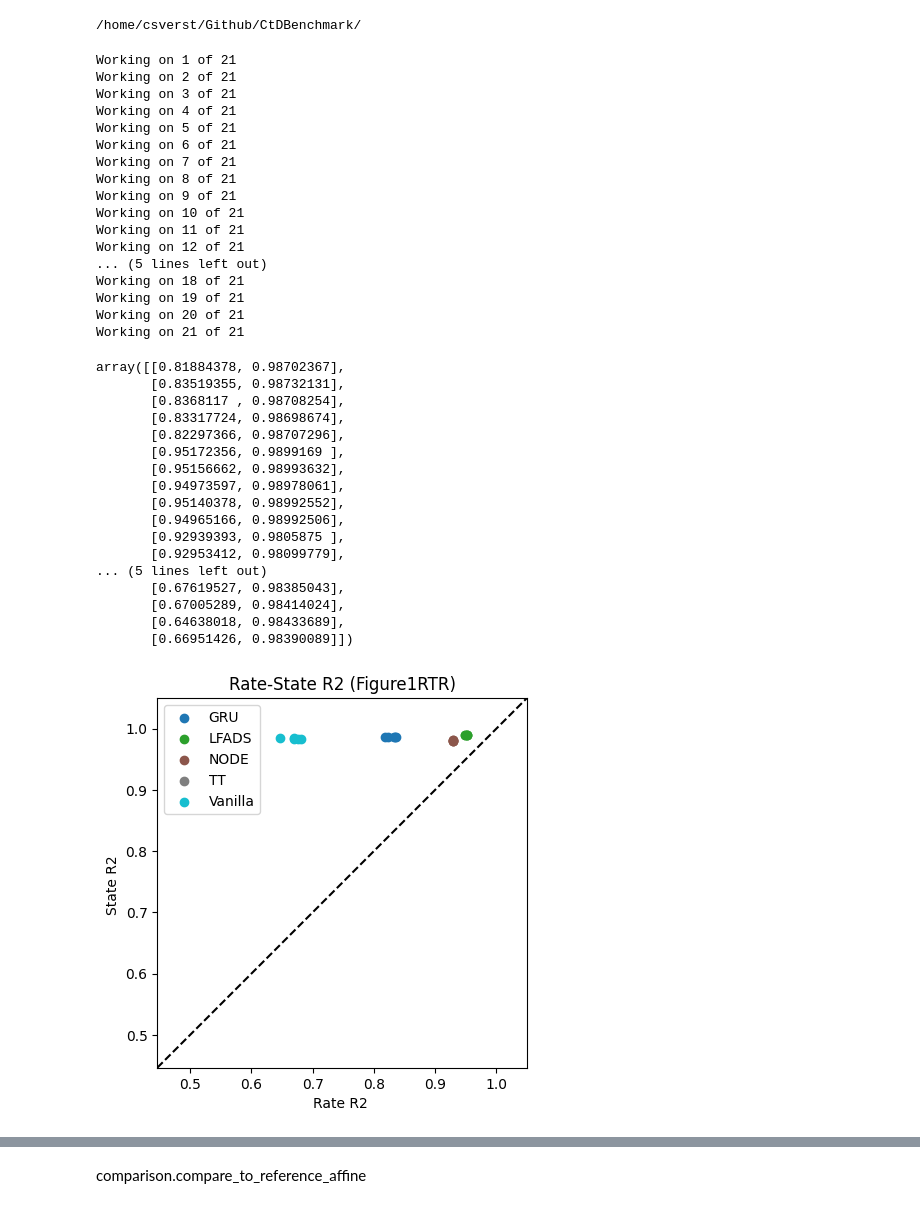
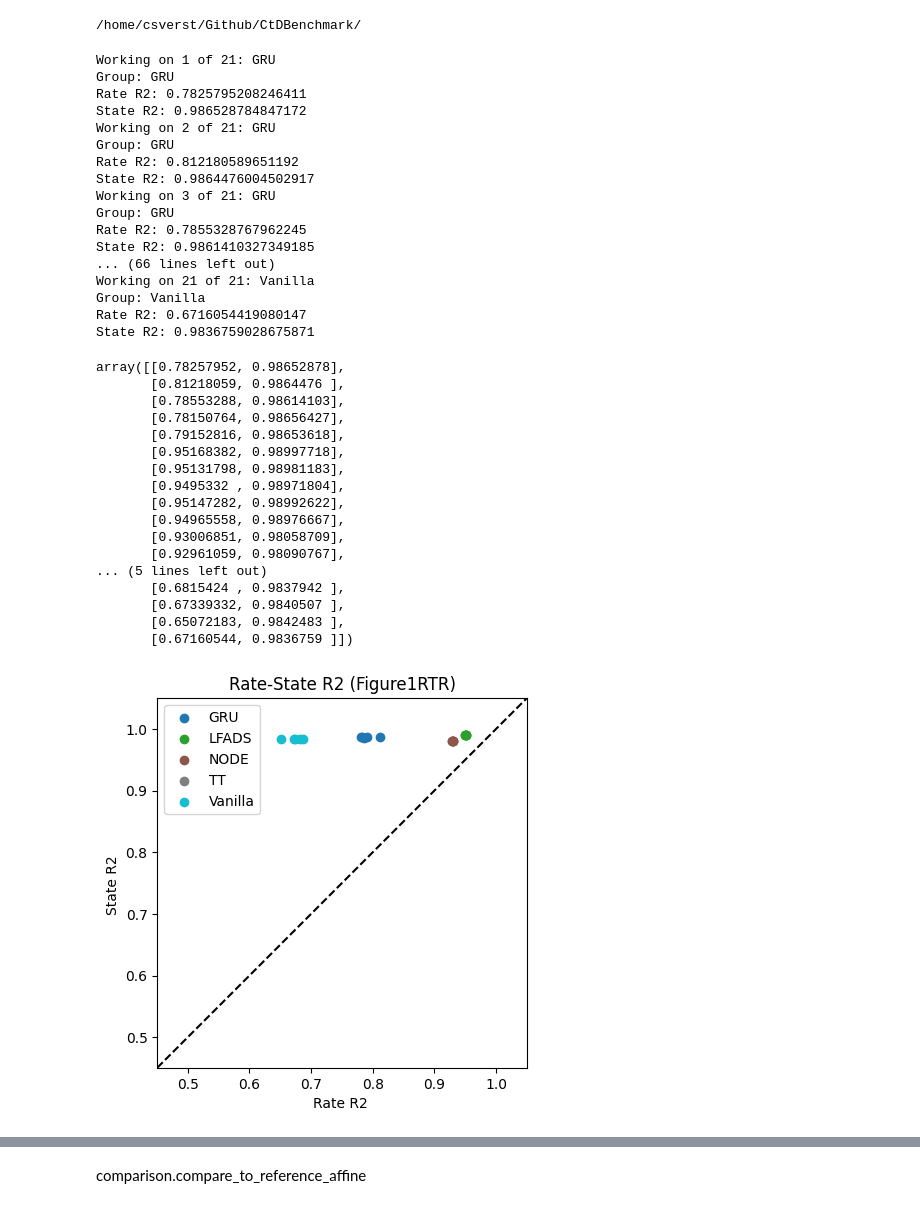
Before and after one commit to snel-repo/ComputationThruDynamicsBenchmark, a Jupyter notebook: examples/figures/Fig1/Figure1_RandomTarget.ipynb, the cells around one changed output, grey strips where cells are left out. Cells and saved outputs as stored; diff of their text form; code cells hidden in the pictures.

```diff
--- a/examples/figures/Fig1/Figure1_RandomTarget.ipynb
+++ b/examples/figures/Fig1/Figure1_RandomTarget.ipynb
@@ -21,7 +21,7 @@ pathTT = HOME_DIR + 'content/trained_models/task-trained/20240419_RandomTarget_N
 an_TT = Analysis_TT(run_name = "TT", filepath = pathTT)
 
 
-path_GRU_Sweep = pathTT + "20240422_Fig1_RandomTarget_GRU_Sweep2/"
+path_GRU_Sweep = pathTT + "20240424_Fig1_RandomTarget_GRU_RNN/"
 subfolders_GRU = [f.path for f in os.scandir(path_GRU_Sweep) if f.is_dir()]
 
 path_Vanilla_Sweep = pathTT + "20240419_Fig1_RandomTarget_Vanilla_Sweep/"
@@ -69,40 +69,40 @@ comparison.regroup()
 # %%
 # comparison.compare_performance()
 # comparison.compare_CCA(num_components=5)
-comparison.compare_state_rate_r2()
+comparison.compare_state_rate_r2(save_pdf=True)
 # %% [output]
-Working on 1 of 21
-Working on 2 of 21
-Working on 3 of 21
-Working on 4 of 21
-Working on 5 of 21
-Working on 6 of 21
-Working on 7 of 21
-Working on 8 of 21
-Working on 9 of 21
-Working on 10 of 21
-Working on 11 of 21
-Working on 12 of 21
-... (5 lines left out)
-Working on 18 of 21
-Working on 19 of 21
-Working on 20 of 21
-Working on 21 of 21
+Working on 1 of 21: GRU
+Group: GRU
+Rate R2: 0.7825795208246411
+State R2: 0.986528784847172
+Working on 2 of 21: GRU
+Group: GRU
+Rate R2: 0.812180589651192
+State R2: 0.9864476004502917
+Working on 3 of 21: GRU
+Group: GRU
+Rate R2: 0.7855328767962245
+State R2: 0.9861410327349185
+... (66 lines left out)
+Working on 21 of 21: Vanilla
+Group: Vanilla
+Rate R2: 0.6716054419080147
+State R2: 0.9836759028675871
-array([[0.81884378, 0.98702367],
-       [0.83519355, 0.98732131],
-       [0.8368117 , 0.98708254],
-       [0.83317724, 0.98698674],
-       [0.82297366, 0.98707296],
-       [0.95172356, 0.9899169 ],
-       [0.95156662, 0.98993632],
-       [0.94973597, 0.98978061],
-       [0.95140378, 0.98992552],
-       [0.94965166, 0.98992506],
-       [0.92939393, 0.9805875 ],
-       [0.92953412, 0.98099779],
+array([[0.78257952, 0.98652878],
+       [0.81218059, 0.9864476 ],
+       [0.78553288, 0.98614103],
+       [0.78150764, 0.98656427],
+       [0.79152816, 0.98653618],
+       [0.95168382, 0.98997718],
+       [0.95131798, 0.98981183],
+       [0.9495332 , 0.98971804],
+       [0.95147282, 0.98992622],
+       [0.94965558, 0.98976667],
+       [0.93006851, 0.98058709],
+       [0.92961059, 0.98090767],
 ... (5 lines left out)
-       [0.67619527, 0.98385043],
-       [0.67005289, 0.98414024],
-       [0.64638018, 0.98433689],
-       [0.66951426, 0.98390089]])
+       [0.6815424 , 0.9837942 ],
+       [0.67339332, 0.9840507 ],
+       [0.65072183, 0.9842483 ],
+       [0.67160544, 0.9836759 ]])
-[figure, old version]
+[figure, new version]
```
Also changed, not shown: parts of 5 cells of this notebook, 22 other files.
